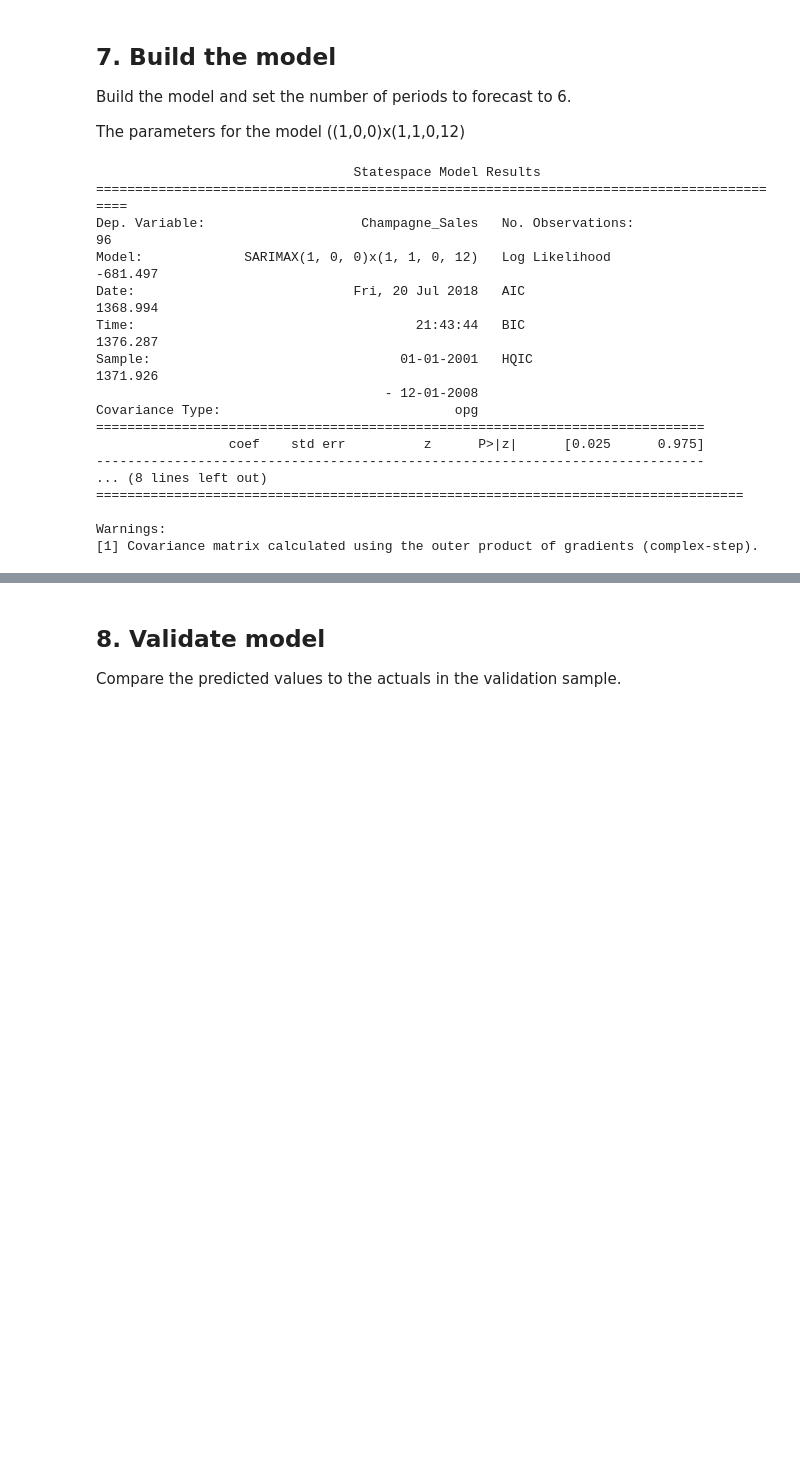
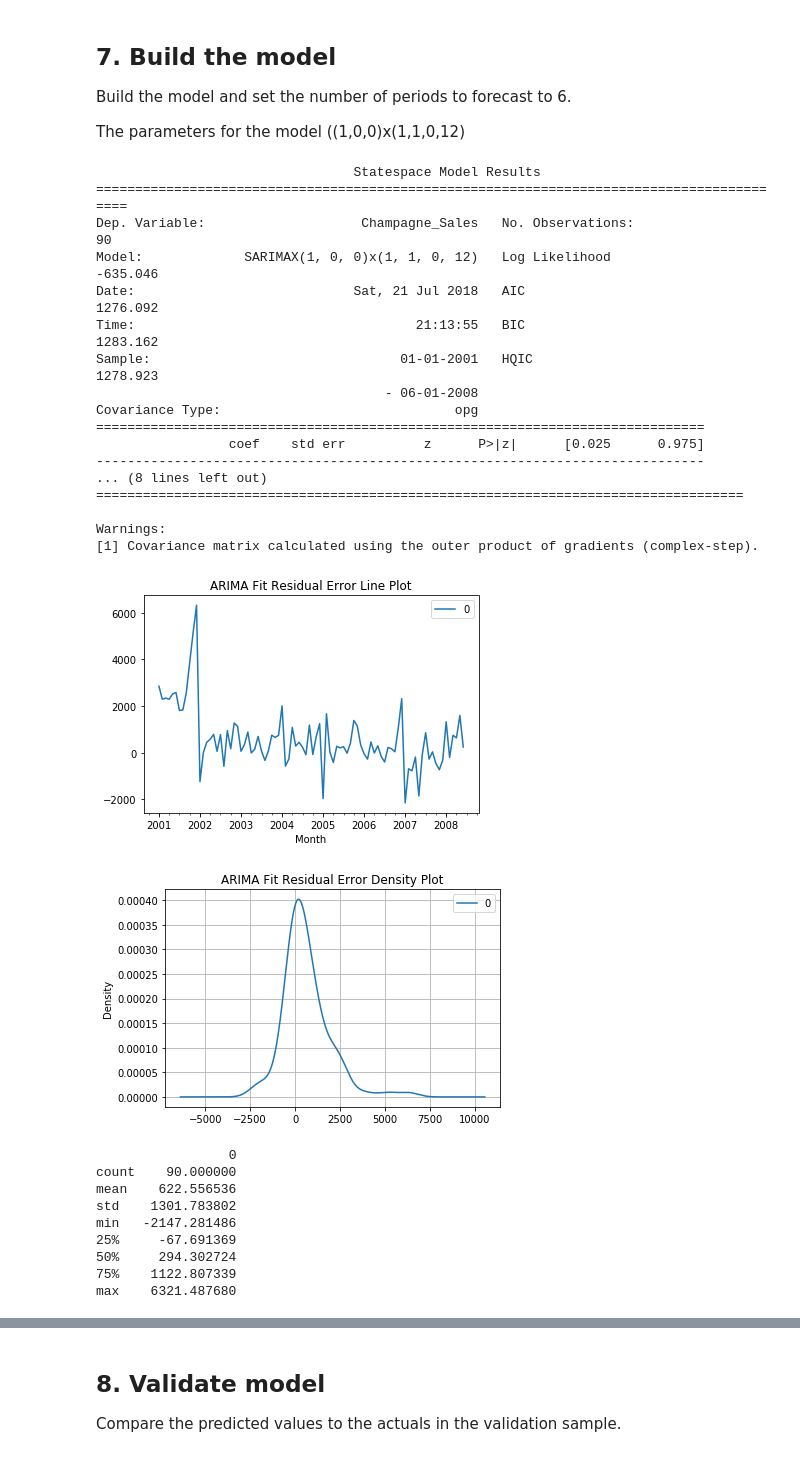
Before and after one commit to kairosart/Audacity-Course-Time-Series-Forecasting, a Jupyter notebook: Constructing an ARIMA Model Quiz/Constructin_ARIMA_model_quiz.ipynb, the cells around one changed output, grey strips where cells are left out. Cells and saved outputs as stored; diff of their text form; code cells hidden in the pictures; blank space fills up the shorter version.

Commit message:
Seasonal differencing

```diff
--- a/Constructing an ARIMA Model Quiz/Constructin_ARIMA_model_quiz.ipynb
+++ b/Constructing an ARIMA Model Quiz/Constructin_ARIMA_model_quiz.ipynb
@@ -244,24 +244,47 @@ Build the model and set the number of periods to forecast to 6.
 
 The parameters for the model ((1,0,0)x(1,1,0,12)
 # %%
-mod = sm.tsa.statespace.SARIMAX(df.Champagne_Sales, trend='n', order=(1,0,0), seasonal_order=(1,1,0,12))
+from pandas import DataFrame
+mod = sm.tsa.statespace.SARIMAX(train.Champagne_Sales, trend='n', order=(1,0,0), seasonal_order=(1,1,0,12))
 results = mod.fit()
 print(results.summary())
+
+# plot residual errors
+residuals = DataFrame(results.resid)
+residuals.plot()
+plt.title("ARIMA Fit Residual Error Line Plot")
+plt.show()
+residuals.plot(kind='kde')
+plt.title("ARIMA Fit Residual Error Density Plot")
+plt.grid("on")
+plt.show()
+print(residuals.describe())
 # %% [output]
                                  Statespace Model Results
 ==========================================================================================
-Dep. Variable:                    Champagne_Sales   No. Observations:                   96
-Model:             SARIMAX(1, 0, 0)x(1, 1, 0, 12)   Log Likelihood                -681.497
-Date:                            Fri, 20 Jul 2018   AIC                           1368.994
-Time:                                    21:43:44   BIC                           1376.287
-Sample:                                01-01-2001   HQIC                          1371.926
-                                     - 12-01-2008
+Dep. Variable:                    Champagne_Sales   No. Observations:                   90
+Model:             SARIMAX(1, 0, 0)x(1, 1, 0, 12)   Log Likelihood                -635.046
+Date:                            Sat, 21 Jul 2018   AIC                           1276.092
+Time:                                    21:13:55   BIC                           1283.162
+Sample:                                01-01-2001   HQIC                          1278.923
+                                     - 06-01-2008
 Covariance Type:                              opg
 ==============================================================================
                  coef    std err          z      P>|z|      [0.025      0.975]
 ------------------------------------------------------------------------------
 ... (8 lines left out)
 ===================================================================================
 
 Warnings:
 [1] Covariance matrix calculated using the outer product of gradients (complex-step).
+[figure, added]
+[figure, added]
+                 0
+count    90.000000
+mean    622.556536
+std    1301.783802
+min   -2147.281486
+25%     -67.691369
+50%     294.302724
+75%    1122.807339
+max    6321.487680
```
Also changed, not shown: parts of 5 cells of this notebook.
